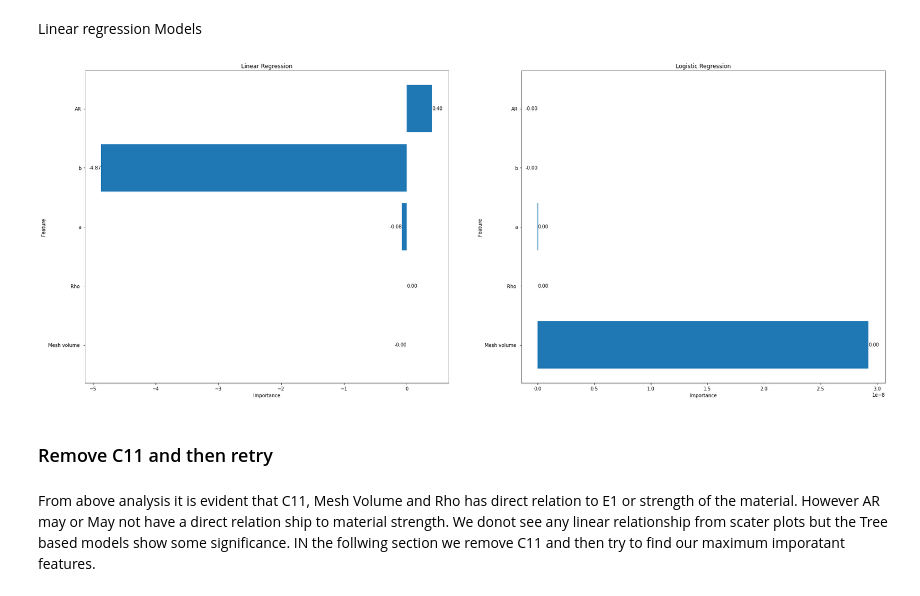
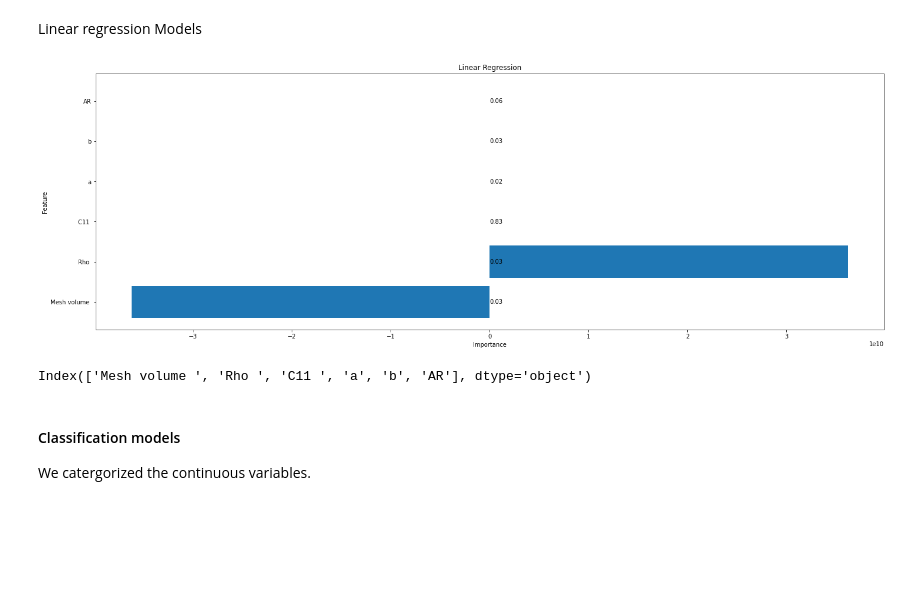
Before and after one commit to Computational-Materials-Science-UK/data_science, a Jupyter notebook: feature_importance.ipynb, the cells around one changed output. Cells and saved outputs as stored; diff of their text form; code cells hidden in the pictures; blank space fills up the shorter version.

```diff
--- a/feature_importance.ipynb
+++ b/feature_importance.ipynb
@@ -222,0 +253,4 @@ LogisticRegression()
+# %%
+dtr = DecisionTreeRegressor()
+# fit the model
+dtr.fit(X_train, y_train)
@@ -222,0 +261,3 @@ LogisticRegression()
+# %%
+rfr = RandomForestRegressor(n_estimators=100)
+rfr.fit(X_train, y_train)
@@ -222,0 +268,4 @@ LogisticRegression()
+# %%
+lr = LinearRegression()
+# fit the model
+lr.fit(X_train, y_train)
@@ -225,7 +283,7 @@ LogisticRegression()
 
 Tree based Regression Models
 # %%
-
+plt.rcParams['figure.figsize'] = [24, 8]
 fig, axs = plt.subplots(1, 2)
 
 
@@ -237,7 +295,7 @@ axs[0].bar_label(hbars,fmt='%.2f')
 
 
 axs[1].title.set_text('Random Forest Model')
-hbars=axs[1].barh(X.columns, rf.feature_importances_)
+hbars=axs[1].barh(X.columns, rfr.feature_importances_)
 axs[1].set_xlabel('Importance')
 axs[1].set_ylabel('Feature')
 axs[1].bar_label(hbars,fmt='%.2f')
@@ -247,23 +305,19 @@ plt.show()
 # %% [markdown]
 Linear regression Models
 # %%
-fig, axs = plt.subplots(1, 2)
+plt.rcParams['figure.figsize'] = [24, 8]
+fig, axs = plt.subplots()
+
+axs.title.set_text('Linear Regression')
+axs.barh(X.columns, lr.coef_)
+axs.set_xlabel('Importance')
+axs.set_ylabel('Feature')
+axs.bar_label(hbars,fmt='%.2f')
 
 
 
-
-axs[0].title.set_text('Linear Regression')
-hbars=axs[0].barh(X.columns, lr.coef_)
-axs[0].set_xlabel('Importance')
-axs[0].set_ylabel('Feature')
-axs[0].bar_label(hbars,fmt='%.2f')
-
-axs[1].title.set_text('Logistic Regression')
-hbars=axs[1].barh(X.columns, lgr.coef_[0])
-axs[1].set_xlabel('Importance')
-axs[1].set_ylabel('Feature')
-axs[1].bar_label(hbars,fmt='%.2f')
-
 plt.show()
+X.columns
 # %% [output]
-[figure, old version]
+[figure, new version]
+Index(['Mesh volume ', 'Rho ', 'C11 ', 'a', 'b', 'AR'], dtype='object')
@@ -276,4 +323,0 @@ plt.show()
-# %% [markdown]
-### Remove C11 and then retry
-# %% [markdown]
-From above analysis it is evident that C11, Mesh Volume and Rho has direct relation to E1 or strength of the material. However  AR may or May not have a direct relation ship to material strength. We donot see any linear relationship from scater plots but the Tree based models show some significance. IN the follwing section we remove C11 and then try to find our maximum imporatant features.
@@ -282,0 +324,3 @@ y=df["E1 "]
+# %% [markdown]
+#### Classification models
+We catergorized the continuous variables.
```
Also changed, not shown: parts of 58 cells of this notebook.
